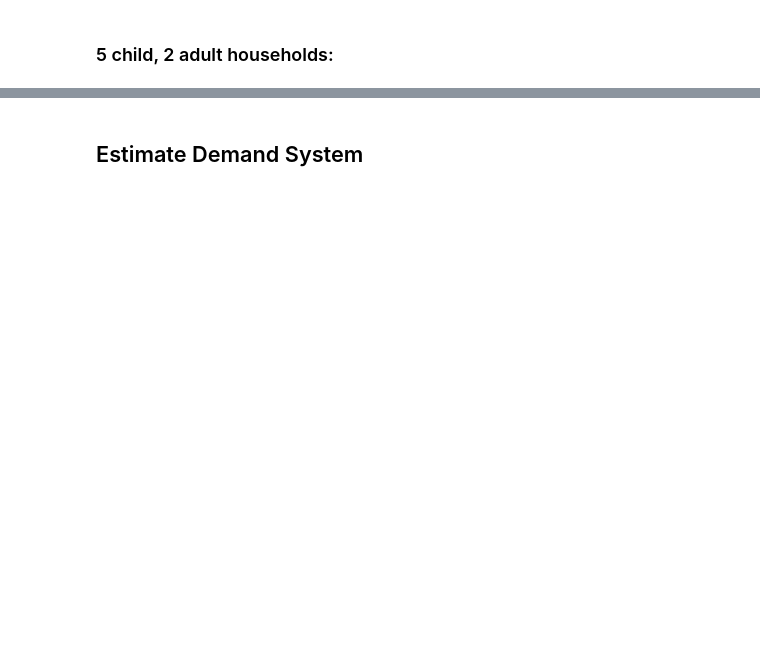
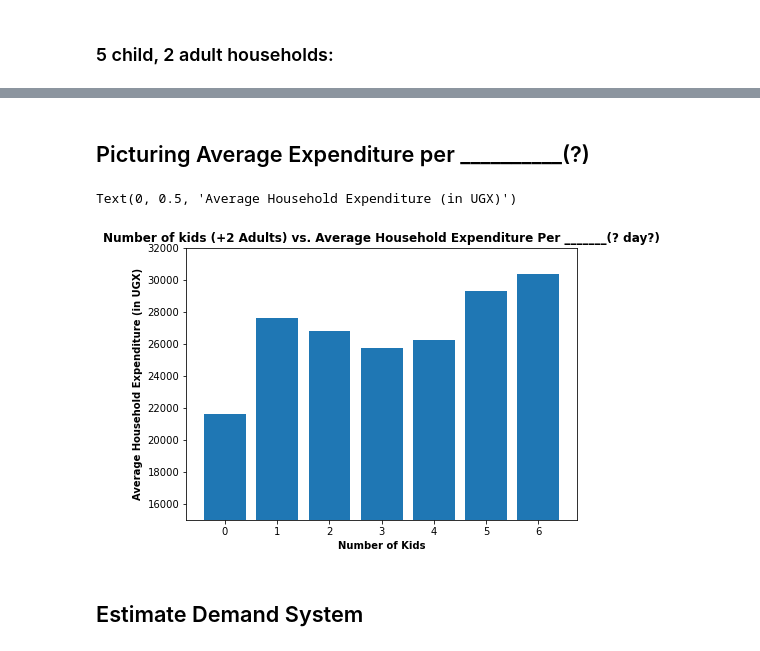
Before and after one commit to saraya38/EEP153Project4, a Jupyter notebook: Project4.ipynb, the cells around one changed output, grey strips where cells are left out. Saved outputs shown, nothing was run; the diff lists cells and outputs as text; code cells hidden in the pictures; blank space fills up the shorter version.

Commit message:
Average Expenditure per Child updates

```diff
--- a/Project4.ipynb
+++ b/Project4.ipynb
@@ -259,0 +320,7 @@ Number of 3 child households:  185
+# %%
+five_kid_rough_ids = get_ids(five_kid)
+five_kid_x = (x_2011[x_2011.index.get_level_values('j').isin(five_kid_rough_ids)]).dropna(axis=0, how='all')
+five_kid_total_x = get_total_exp(five_kid_x)
+five_kid_ids = get_ids(five_kid_x)
+
+print('Number of 5 child/2 adult households WITH expenditure data: ', len(five_kid_x))
@@ -259,0 +331,7 @@ Number of 3 child households:  185
+# %%
+six_kid_rough_ids = get_ids(six_kid)
+six_kid_x = (x_2011[x_2011.index.get_level_values('j').isin(six_kid_rough_ids)]).dropna(axis=0, how='all')
+six_kid_total_x = get_total_exp(six_kid_x)
+six_kid_ids = get_ids(six_kid_x)
+
+print('Number of 6 child/2 adult households WITH expenditure data: ', len(six_kid_x))
@@ -259,0 +343,5 @@ Number of 3 child households:  185
+# %%
+exp_data = {'Num Kids':[0, 1, 2, 3, 4, 5, 6],
+        'Avg Expenditure (UGX)':[average_exp(zero_kid_total_x), average_exp(one_kid_total_x), average_exp(two_kid_total_x), average_exp(three_kid_total_x), average_exp(four_kid_total_x), average_exp(five_kid_total_x), average_exp(six_kid_total_x)]}
+
+exp_table = pd.DataFrame(exp_data)
@@ -259,0 +359,5 @@ Number of 3 child households:  185
+# %%
+# Conversion for picturing it better:
+# 1 UGX = 0.000282670 USD
+
+exp_table['Avg Expenditure (USD)'] = exp_table['Avg Expenditure (UGX)']*0.000282413
@@ -259,0 +379,21 @@ Number of 3 child households:  185
+# %% [markdown]
+## Picturing Average Expenditure per __________(?)
+# %%
+num_kids = exp_table['Num Kids'].to_list()
+exp = exp_table['Avg Expenditure (UGX)'].to_list()
+
+# Figure Size
+fig, ax = plt.subplots(figsize =(7, 5))
+
+# Horizontal Bar Plot
+ax.bar(num_kids, exp)
+
+ax.set_title('Number of kids (+2 Adults) vs. Average Household Expenditure Per _______(? day?)', fontweight='bold', fontsize=12)
+
+ax.set_ylim([15000, 32000])
+
+plt.xlabel('Number of Kids', fontweight='bold')
+plt.ylabel('Average Household Expenditure (in UGX)', fontweight='bold')
+# %% [output]
+Text(0, 0.5, 'Average Household Expenditure (in UGX)')
+[figure, added]
```
Also changed, not shown: parts of 38 cells of this notebook.
